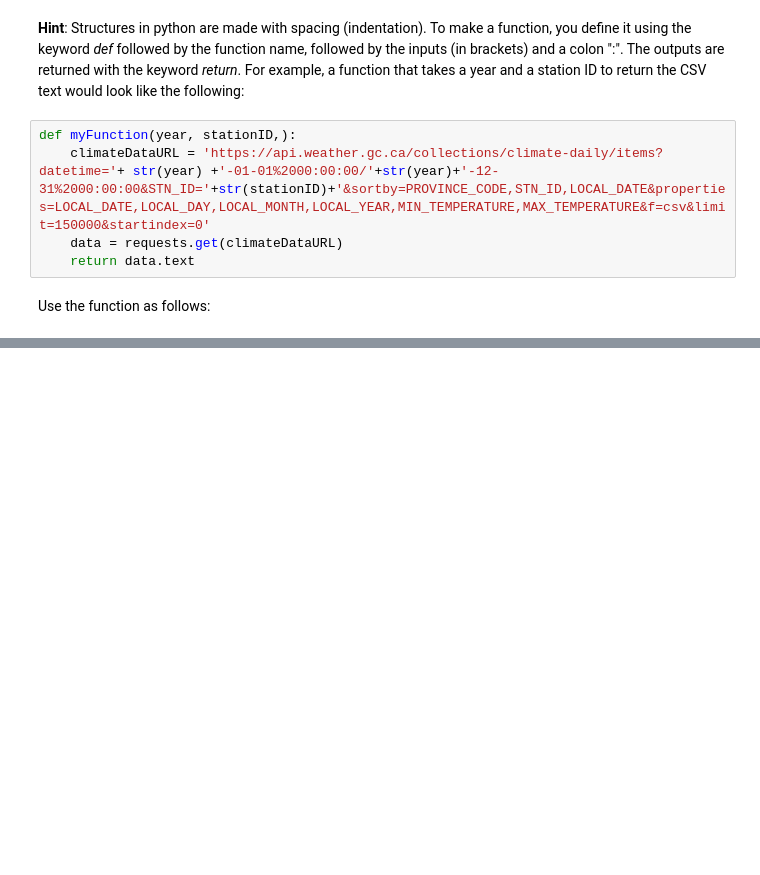
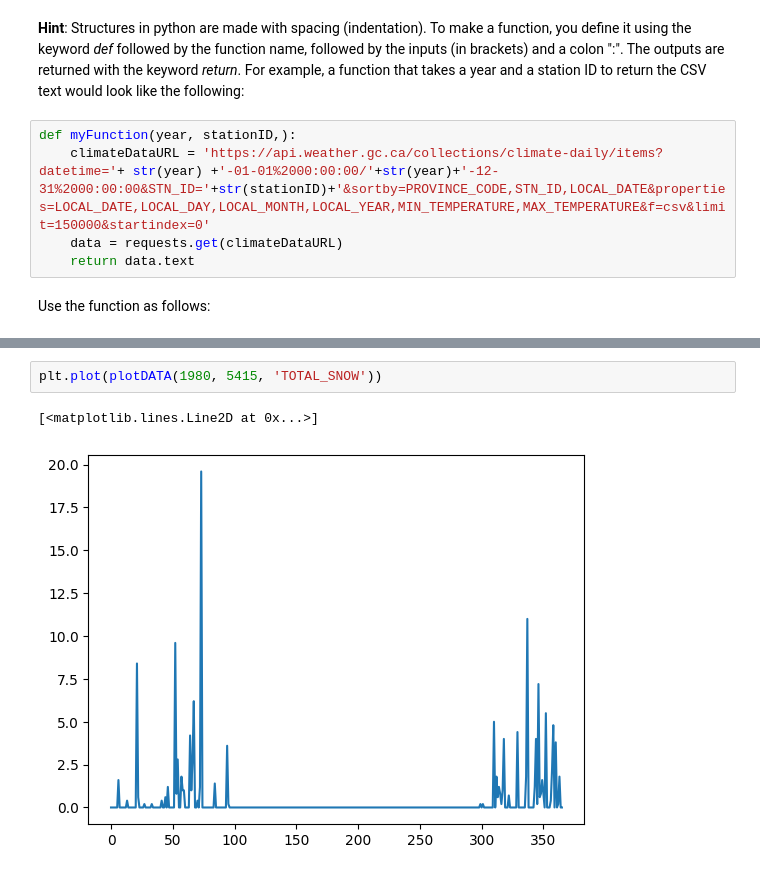
Before and after one commit to concordia-grad-computing-seminars/mech692-part2, a Jupyter notebook: Assignments/Assignment1/ClimateStudy-Python.ipynb, the cells around one changed output, grey strips where cells are left out. Cells and saved outputs as stored; diff of their text form; blank space fills up the shorter version.

```diff
--- a/Assignments/Assignment1/ClimateStudy-Python.ipynb
+++ b/Assignments/Assignment1/ClimateStudy-Python.ipynb
@@ -243,0 +361,5 @@ x,y,MAX_TEMPERATURE,MIN_TEMPERATURE,LOCAL_MONTH,LOCAL_YEAR,LOCAL_DAY,LOCAL_DATE
+# %%
+plt.plot(plotDATA(1980, 5415, 'TOTAL_SNOW'))
+# %% [output]
+[<matplotlib.lines.Line2D at 0x...>]
+[figure, added]
```
Also changed, not shown: parts of 18 cells of this notebook.
